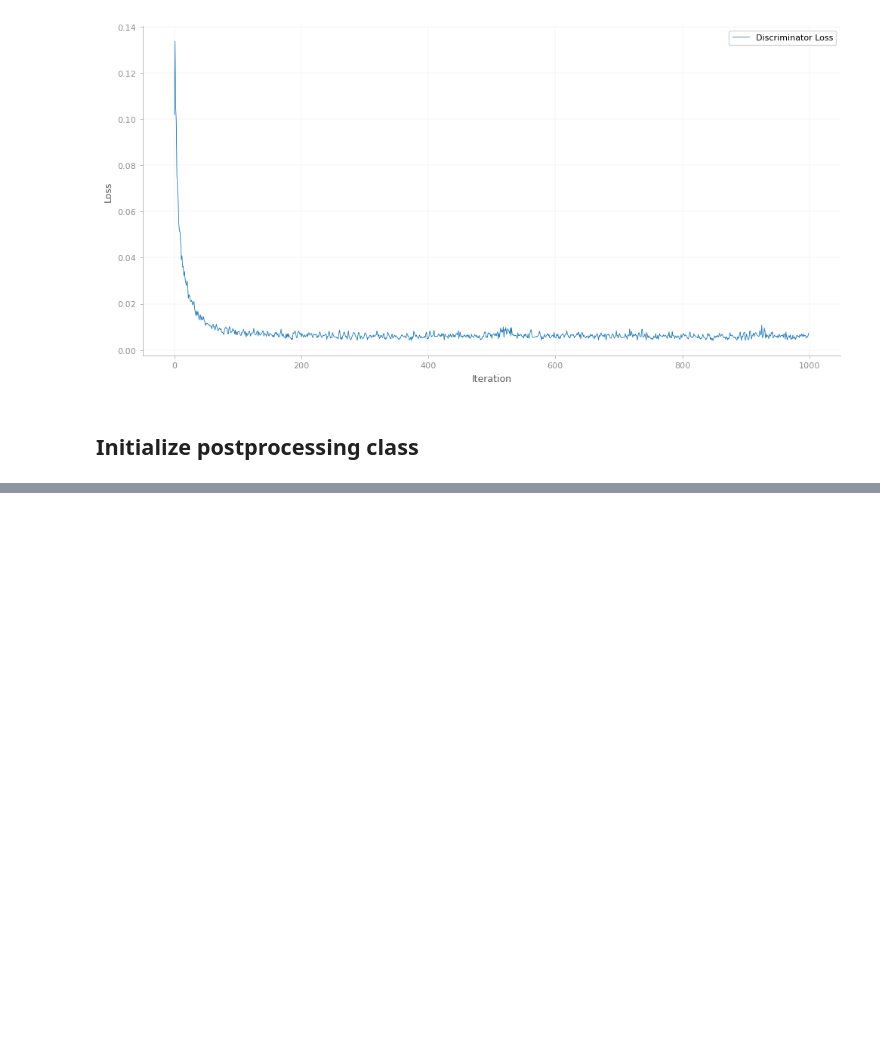
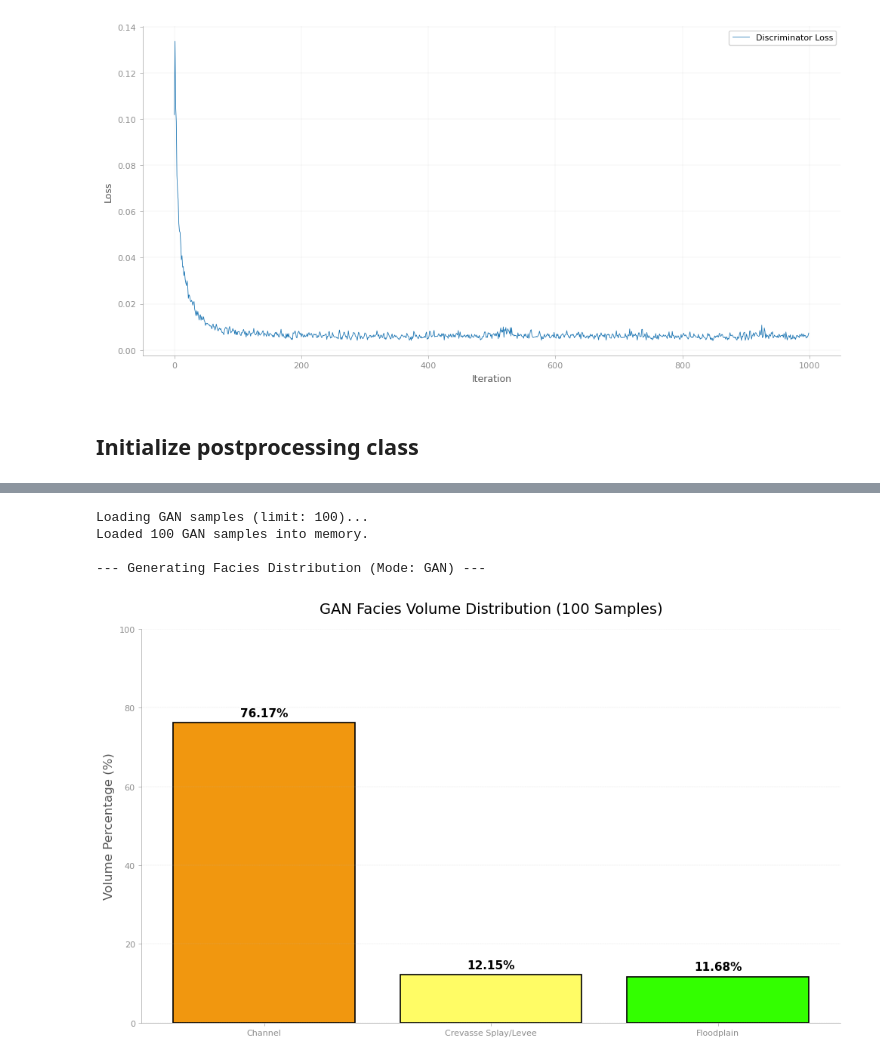
Before and after one commit to Matglassaa/Thesis-project-DGM, a Jupyter notebook: scripts/gan_pipeline/04_postprocessing/postprocessing_after_editing.ipynb, the cells around one changed output, grey strips where cells are left out. Drawn from its saved outputs; the diff is of its cells as text; code cells hidden in the pictures; blank space fills up the shorter version.

```diff
--- a/scripts/gan_pipeline/04_postprocessing/postprocessing_after_editing.ipynb
+++ b/scripts/gan_pipeline/04_postprocessing/postprocessing_after_editing.ipynb
@@ -63,0 +95,9 @@ Saved ZY entropy plot to: C:\Users\mathi\Desktop\TU Delft\TU Delft year 5\Master
+# %%
+Postproc = PostProcessing(output_dir=output_dir,real_path=real_data_dir,gan_path=gan_data_dir)
+Postproc.plot_facies_percentages()
+# %% [output]
+Loading GAN samples (limit: 100)...
+Loaded 100 GAN samples into memory.
+
+--- Generating Facies Distribution (Mode: GAN) ---
+[figure, added]
```
Also changed, not shown: parts of 5 cells of this notebook, 10 other files.
